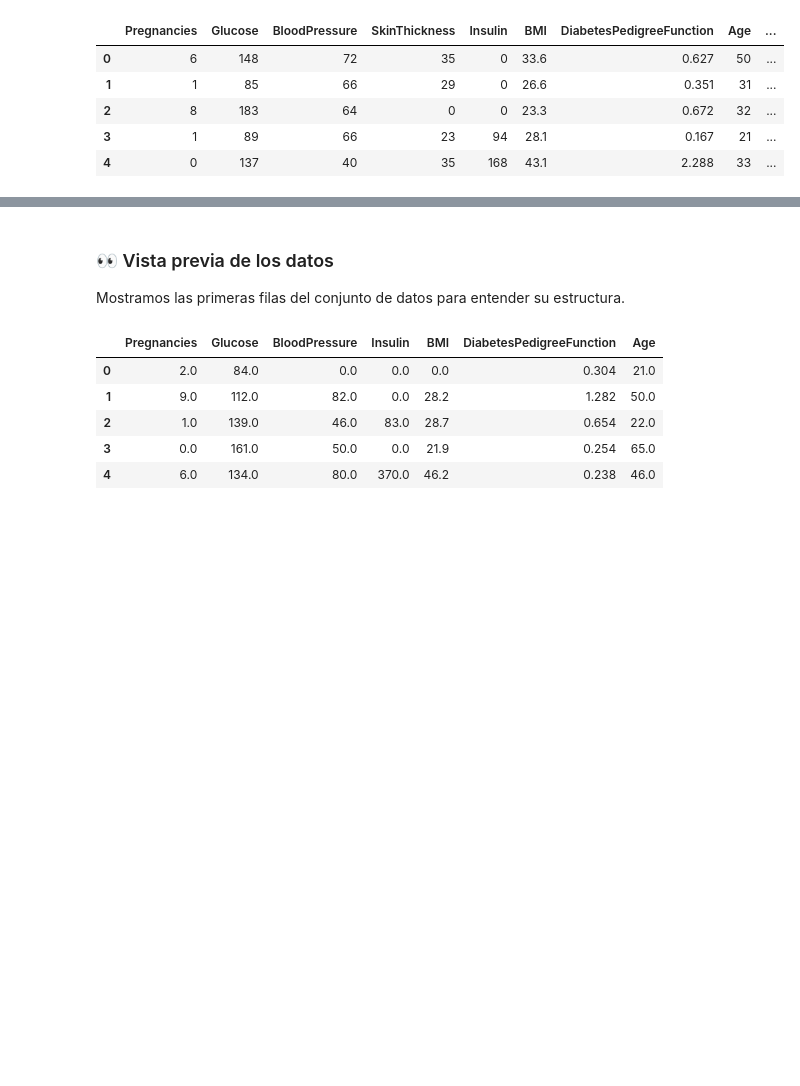
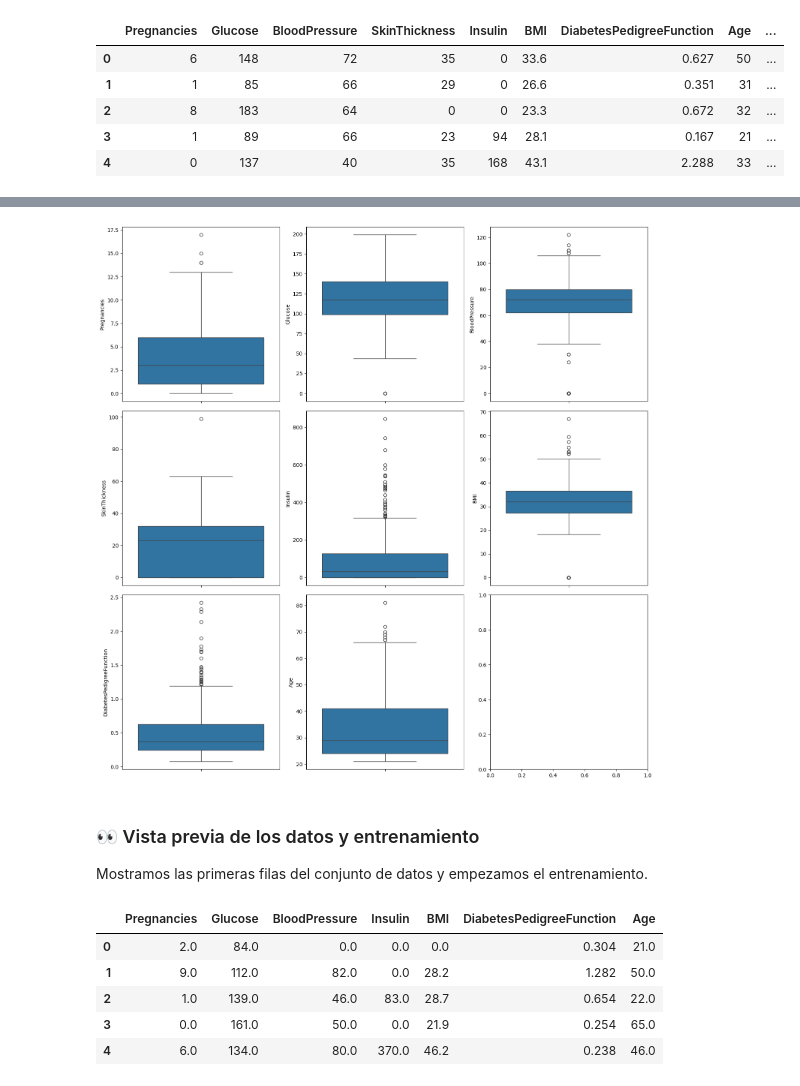
Before and after one commit to Ganyu-chan/Tutorial-del-Proyecto-rbol-de-Decisi-n, a Jupyter notebook: src/explore.ipynb, the cells around one changed output, grey strips where cells are left out. Drawn from its saved outputs; the diff is of its cells as text; code cells hidden in the pictures; blank space fills up the shorter version.

```diff
--- a/src/explore.ipynb
+++ b/src/explore.ipynb
@@ -41,6 +150,22 @@ total_data.head()
+# %%
+fig, axes = plt.subplots(3, 3, figsize=(15, 15))
+
+# Lista de variables a graficar
+variables = ["Pregnancies", "Glucose", "BloodPressure", "SkinThickness", "Insulin",
+            "BMI", "DiabetesPedigreeFunction", "Age"]
+
+# Generar los boxplots automáticamente
+for ax, var in zip(axes.flat, variables):
+    sns.boxplot(ax=ax, data=total_data, y=var)
+
+# Ajustar diseño para evitar solapamientos
+plt.tight_layout()
+plt.show()
+# %% [output]
+[figure, added]
 # %% [markdown]
-### 👀 Vista previa de los datos
-Mostramos las primeras filas del conjunto de datos para entender su estructura.
+### 👀 Vista previa de los datos y entrenamiento
+Mostramos las primeras filas del conjunto de datos y empezamos el entrenamiento.
 # %%
 X = total_data.drop("Outcome", axis = 1)
 y = total_data["Outcome"]
```
Also changed, not shown: parts of 11 cells of this notebook.
